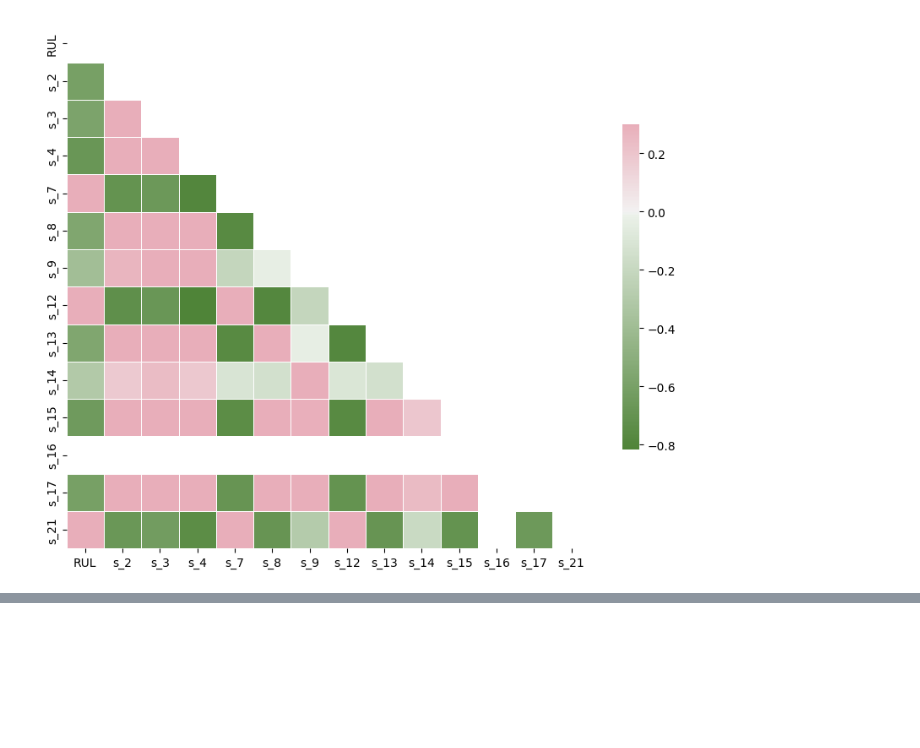
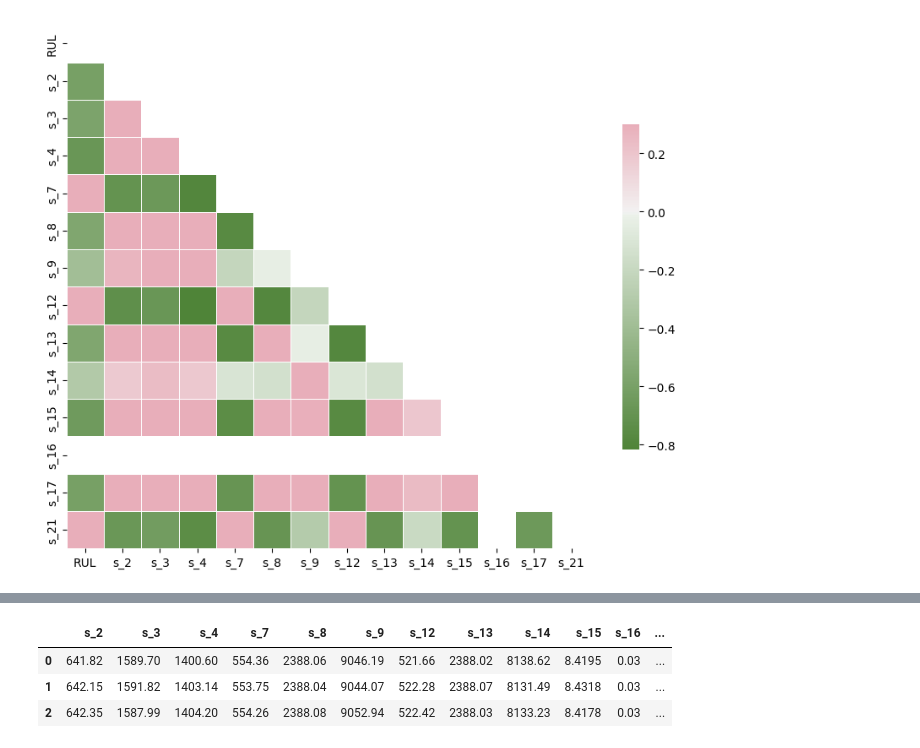
Before and after one commit to ddealwis09/FourthbrainCapstone_RUL, a Jupyter notebook: notebooks/RUL Machine Learning Model.ipynb, the cells around one changed output, grey strips where cells are left out. Drawn from its saved outputs; the diff is of its cells as text; code cells hidden in the pictures; blank space fills up the shorter version.

```diff
--- a/notebooks/RUL Machine Learning Model.ipynb
+++ b/notebooks/RUL Machine Learning Model.ipynb
@@ -356,0 +372,7 @@ sns.heatmap(train_corr, mask=mask, cmap=cmap, vmax=.3, center=0,square=True, lin
+# %%
+pca_train_X.head(3)
+# %% [output]
+|  | s_2 | s_3 | s_4 | s_7 | s_8 | s_9 | s_12 | s_13 | s_14 | s_15 | s_16 | ... |
+| 0 | 641.82 | 1589.70 | 1400.60 | 554.36 | 2388.06 | 9046.19 | 521.66 | 2388.02 | 8138.62 | 8.4195 | 0.03 | ... |
+| 1 | 642.15 | 1591.82 | 1403.14 | 553.75 | 2388.04 | 9044.07 | 522.28 | 2388.07 | 8131.49 | 8.4318 | 0.03 | ... |
+| 2 | 642.35 | 1587.99 | 1404.20 | 554.26 | 2388.08 | 9052.94 | 522.42 | 2388.03 | 8133.23 | 8.4178 | 0.03 | ... |
```
Also changed, not shown: parts of 6 cells of this notebook.
